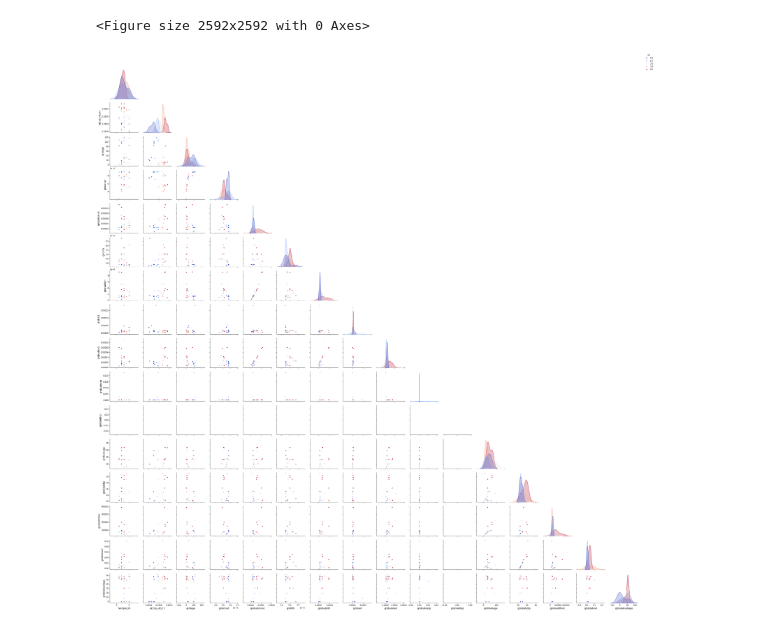
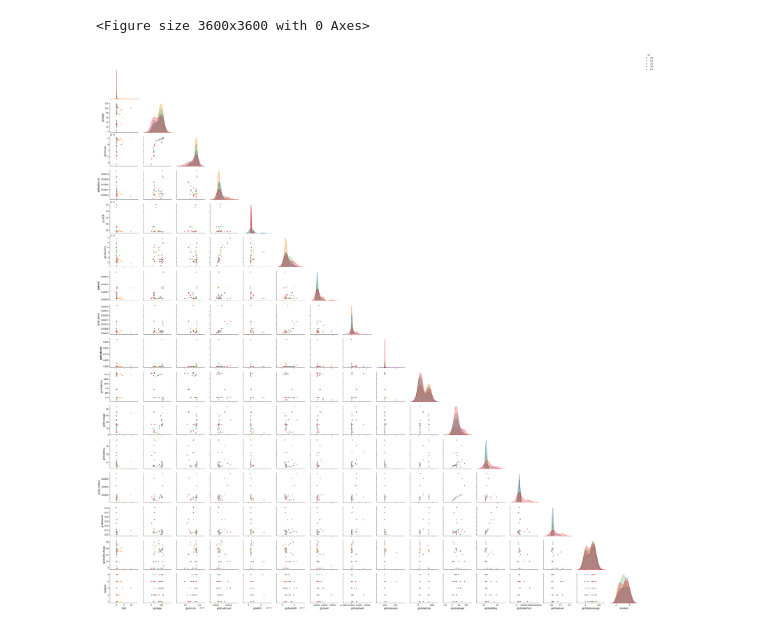
Before and after one commit to Sydney-Informatics-Hub/carbon-volcanics, a Jupyter notebook: VolcanoExplorer.ipynb, the cells around one changed output. Cells and saved outputs as stored; diff of their text form; code cells hidden in the pictures.

```diff
--- a/VolcanoExplorer.ipynb
+++ b/VolcanoExplorer.ipynb
@@ -107,12 +129,14 @@ vc_nulls.plot(kind = 'bar')
 # %%
 #Set the list of parameter variable names we will use
+
 #Drop gridserp because of too many nans.
-#Keep Sample_ID as "random" varibale to benchmark against
-#'Hf','Nd','Nd143_Nd144','Hf176_Hf177','Pb207_Pb204','CO2'
-sigvars=['Sample_ID','Hf176_Hf177',
+#Pick one of the following geochem to include as targets... 'Hf','Nd','Nd143_Nd144','Hf176_Hf177','Pb207_Pb204','CO2'
+sigvars=['CO2',
          'gridage', 'gridcrust', 'gridsubcrust', 'gridlith', 'gridsublith', 'gridsed', 'gridsubsed', 'gridsubserp',
         'gridslabtop','gridslabage','gridslabdip','gridslabthick','gridslabvel','gridslabsubage']
-catvars=['Plot_unit','Rock_Types','Age_Min','Age_Max']
+
+#Can include categorical variables too. But this adds unessecary complications
+#catvars=['Plot_unit','Rock_Types','Age_Min','Age_Max']
 # %%
 #Make new datasets based on the selected parameters
 
@@ -121,12 +147,12 @@ dfsub=df[sigvars].copy()
 #dfnegsub=dfneg[sigvars+catvars].copy()
 dfnegsub=dfneg[sigvars].copy()
 # %%
-#Set the sample_id column as a random number to use as a benchmark in feature importantance
+#Set a random column as a random number to use as a benchmark in feature importantance
 #Probably best if the number of random options mathches the number of target categories.
-dfsub['Sample_ID'] = np.random.choice([1,2,3,4,5], size=len(dfsub))
+dfsub['random'] = np.random.choice([1,2,3,4,5], size=len(dfsub))
 
-#dfsub['Sample_ID'] = np.random.choice([-1,1], size=len(dfsub))
-#dfnegsub['Sample_ID'] = np.random.choice([-1,1], size=len(dfnegsub))
+#dfsub['random'] = np.random.choice([-1,1], size=len(dfsub))
+#dfnegsub['random'] = np.random.choice([-1,1], size=len(dfnegsub))
 # %%
 dfsub
 # %% [output]
@@ -146,7 +172,9 @@ dfsub
 # %%
 #Create the the 'target classification vector'
 
-#targets=pd.qcut(dfsub.CO2,5,labels=False)
+#This is somewhat arbitrarilly picked as 5 bins. This could be better chosen.
+
+targets=pd.qcut(dfsub.CO2,5,labels=False)
 #targets=pd.qcut(dfsub.Hf,5,labels=False)
 #targets=pd.qcut(dfsub.Hf176_Hf177,5,labels=False)
 #targets=pd.qcut(dfsub.Nd,5,labels=False)
@@ -157,5 +185,4 @@ dfsub
 #Add a column specifying whether this is a genuine volcanic eruption event, or one of our randomised/background noise samples.
 #dfsub['vol']=1
 #dfnegsub['vol']=-1
-#targets = mldata['vol']
 # %%
@@ -179,9 +208,12 @@ mldata.to_csv("mldata_Hf176_Hf177.csv",index=False)
 # %%
 #Plot the variables
-plt.figure(figsize=(36, 36))
+plt.figure(figsize=(36, 36), dpi = 100)
+#fig, ss = plt.subplots(figsize = (24,24), dpi = 100)
 cols_to_plot = mldata.columns.tolist()
-sns.pairplot(mldata[cols_to_plot[:]],  hue ="vol",palette="coolwarm",corner=True)
-plt.show()
+sns.pairplot(mldata[cols_to_plot[:]],  hue ="vol",palette="Set1",corner=True)
+#ss.legend(fontsize=20)
+plt.savefig("results/variables_CO2.png")
+#plt.show()
 # %% [output]
-<Figure size 2592x2592 with 0 Axes>
+<Figure size 3600x3600 with 0 Axes>
-[figure, old version]
+[figure, new version]
```
Also changed, not shown: parts of 11 cells of this notebook, 7 other files.
